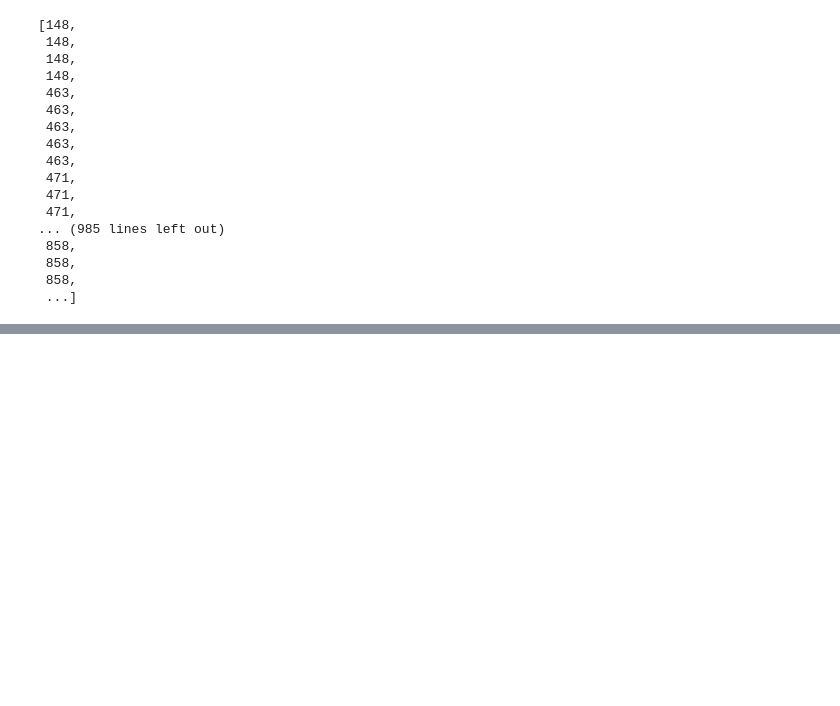
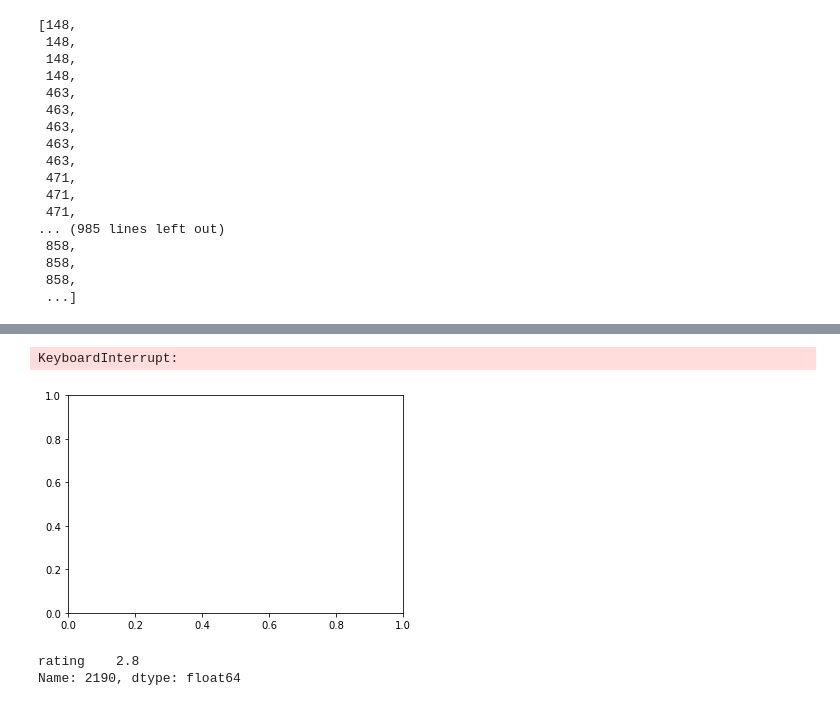
Before and after one commit to branlindsey/movie_recommender, a Jupyter notebook: spark_model.ipynb, the cells around one changed output, grey strips where cells are left out. Cells and saved outputs as stored; diff of their text form; code cells hidden in the pictures; blank space fills up the shorter version.

```diff
--- a/spark_model.ipynb
+++ b/spark_model.ipynb
@@ -736,0 +789,10 @@ t_transform_df.to_csv('results.csv')
+# %%
+plt.hist(avg_rating, bins=50)
+# %% [output]
+KeyboardInterrupt:
+[figure, added]
+# %%
+avg_rating.loc[2190]
+# %% [output]
+rating    2.8
+Name: 2190, dtype: float64
```
Also changed, not shown: parts of 7 cells of this notebook, 1 other file.
